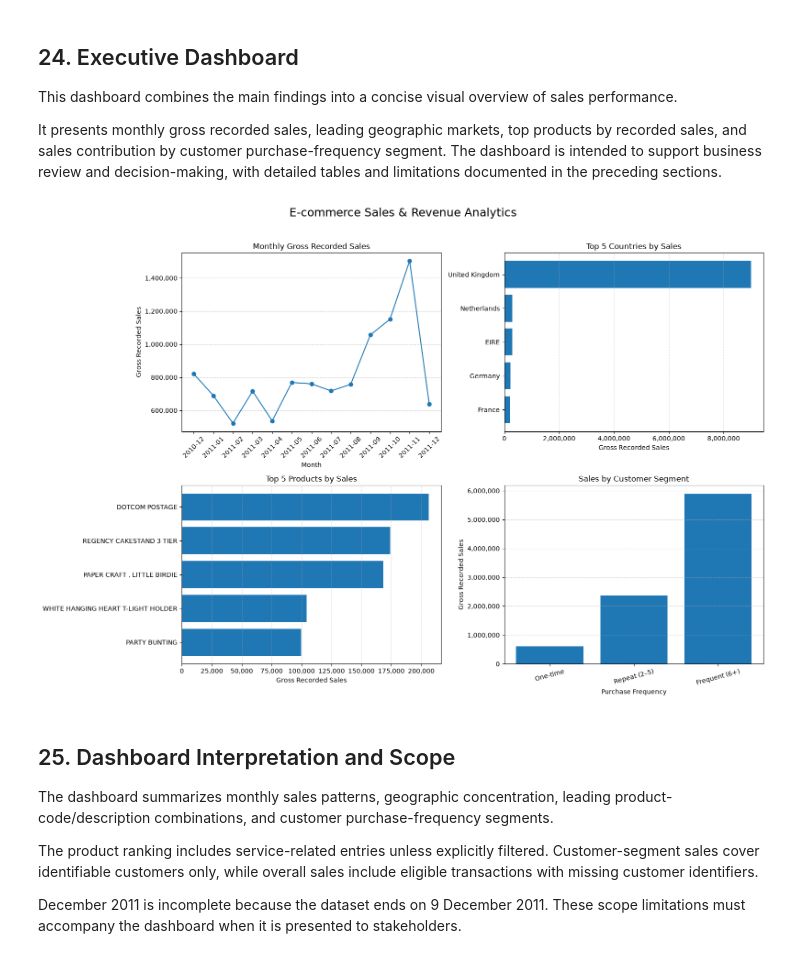
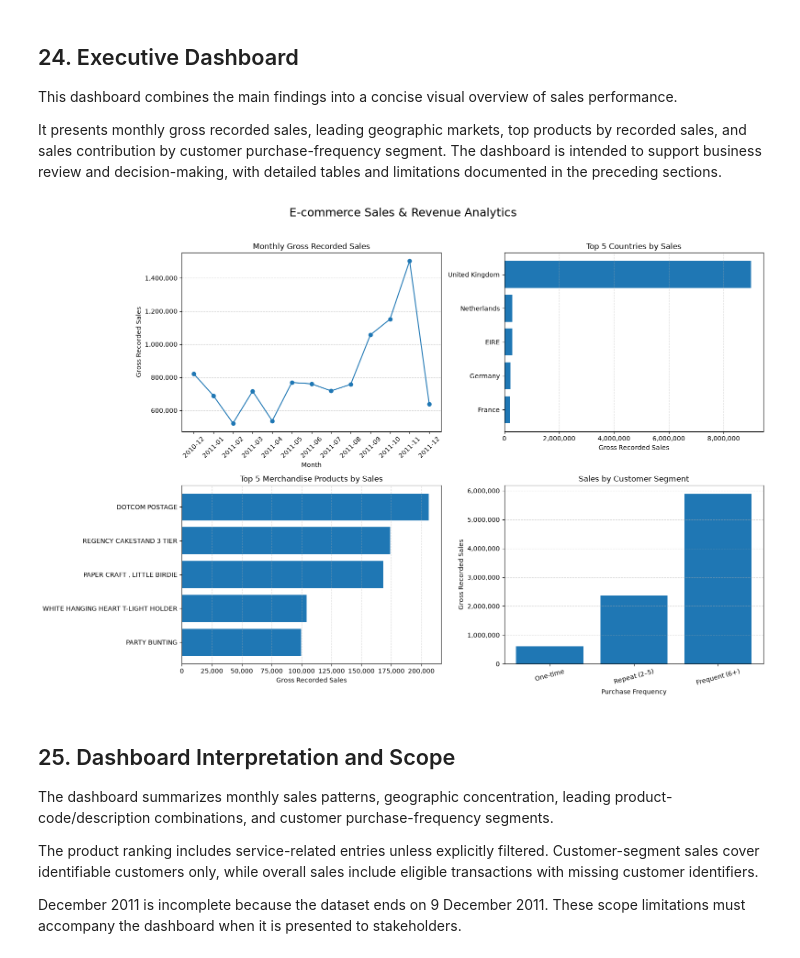
Before and after one commit to kartikeysharma2645/Analytics-Report-Insights, a Jupyter notebook: notebooks/ecommerce_sales_analysis.ipynb, the cells around one changed output. Drawn from its saved outputs; the diff is of its cells as text; code cells hidden in the pictures.

```diff
--- a/notebooks/ecommerce_sales_analysis.ipynb
+++ b/notebooks/ecommerce_sales_analysis.ipynb
@@ -1127,6 +1182,8 @@ This dashboard combines the main findings into a concise visual overview of sale
 
 It presents monthly gross recorded sales, leading geographic markets, top products by recorded sales, and sales contribution by customer purchase-frequency segment. The dashboard is intended to support business review and decision-making, with detailed tables and limitations documented in the preceding sections.
 # %%
+
+# Code Cell 36 — Executive Dashboard
 
 import matplotlib.pyplot as plt
 import matplotlib.ticker as mtick
@@ -1135,7 +1192,7 @@ fig, axes = plt.subplots(2, 2, figsize=(16, 11))
 
 # 1. Monthly gross recorded sales
 axes[0, 0].plot(
-    monthly_sales["Month"].astype(str),
+    monthly_sales.index.astype(str),
     monthly_sales["Gross_Sales"],
     marker="o"
 )
@@ -1149,7 +1206,7 @@ axes[0, 0].yaxis.set_major_formatter(
 axes[0, 0].grid(axis="y", linestyle="--", alpha=0.5)
 
 # 2. Top 5 countries by gross recorded sales
-top_countries = country_sales.head(5).sort_values("Gross_Sales")
+top_countries = country_sales.nlargest(5, "Gross_Sales").sort_values("Gross_Sales")
 
 axes[0, 1].barh(
     top_countries["Country"],
@@ -1162,39 +1219,44 @@ axes[0, 1].xaxis.set_major_formatter(
 )
 axes[0, 1].grid(axis="x", linestyle="--", alpha=0.5)
 
-# 3. Top 5 products by gross recorded sales
-top_products = top_10_products.head(5).sort_values("Gross_Sales")
+# 3. Top 5 merchandise products by gross recorded sales
+# Use the existing product ranking
+top_products = (
+    top_10_products.head(10)
+    .sort_values("Gross_Sales")
+    .tail(5)
+)
 
 axes[1, 0].barh(
     top_products["Description"],
     top_products["Gross_Sales"]
 )
-axes[1, 0].set_title("Top 5 Products by Sales")
+axes[1, 0].set_title("Top 5 Merchandise Products by Sales")
 axes[1, 0].set_xlabel("Gross Recorded Sales")
 axes[1, 0].xaxis.set_major_formatter(
     mtick.StrMethodFormatter("{x:,.0f}")
 )
 axes[1, 0].grid(axis="x", linestyle="--", alpha=0.5)
 
 # 4. Sales by customer purchase-frequency segment
 axes[1, 1].bar(
     segment_performance["Purchase_Segment"].astype(str),
     segment_performance["Total_Customer_Sales"]
 )
 axes[1, 1].set_title("Sales by Customer Segment")
 axes[1, 1].set_xlabel("Purchase Frequency")
 axes[1, 1].set_ylabel("Gross Recorded Sales")
 axes[1, 1].tick_params(axis="x", rotation=15)
 axes[1, 1].yaxis.set_major_formatter(
     mtick.StrMethodFormatter("{x:,.0f}")
 )
 axes[1, 1].grid(axis="y", linestyle="--", alpha=0.5)
 
 fig.suptitle("E-commerce Sales & Revenue Analytics", fontsize=18)
 fig.tight_layout(rect=[0, 0, 1, 0.96])
 plt.show()
 # %% [output]
-[figure, old version]
+[figure, new version]
 # %% [markdown]
 
 ## 25. Dashboard Interpretation and Scope
```
Also changed, not shown: parts of 5 cells of this notebook.
